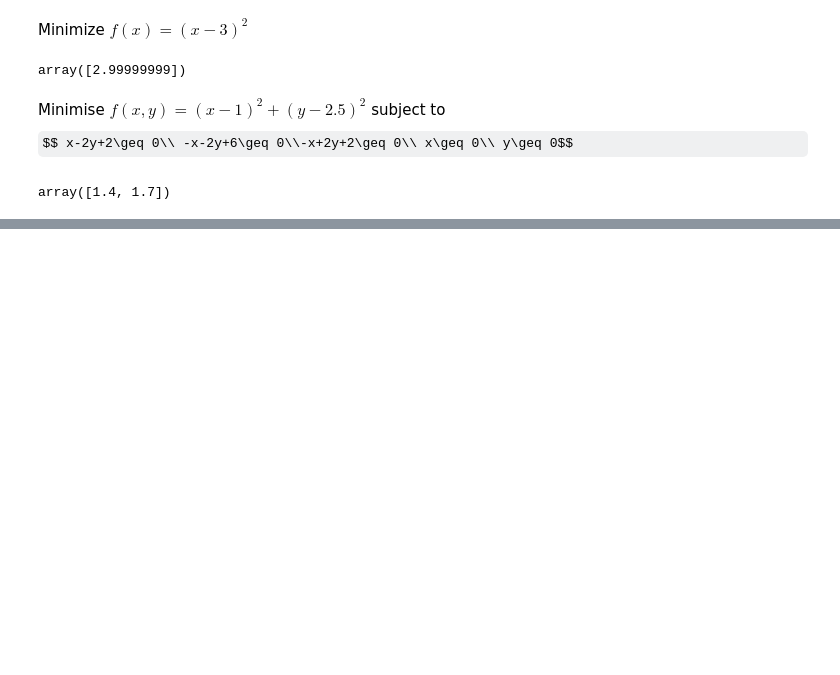
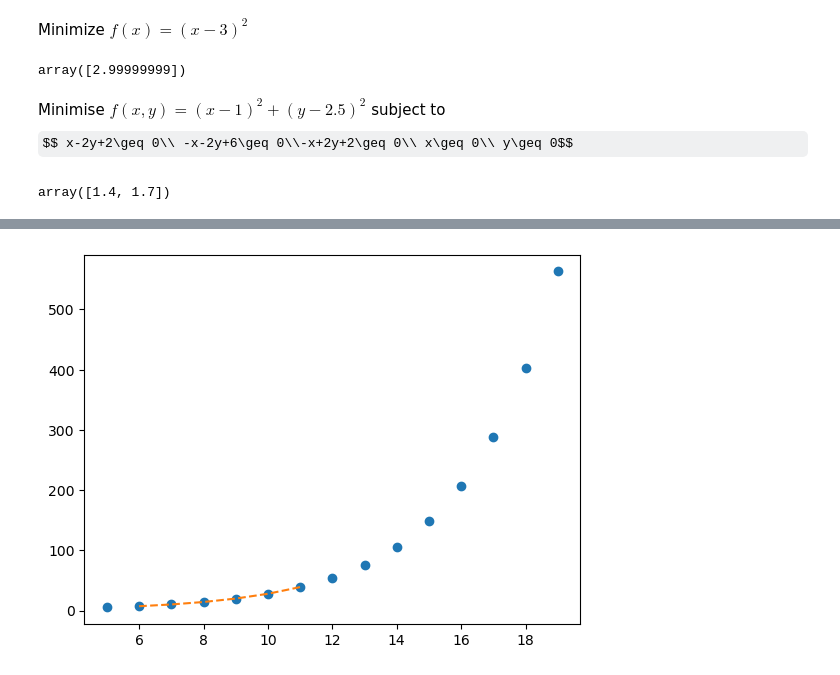
Before and after one commit to Mafumaful/python_project, a Jupyter notebook: scipy/002_function.ipynb, the cells around one changed output, grey strips where cells are left out. Saved outputs shown, nothing was run; the diff lists cells and outputs as text; code cells hidden in the pictures; some formulas as TeX source; blank space fills up the shorter version.

```diff
--- a/scipy/002_function.ipynb
+++ b/scipy/002_function.ipynb
@@ -61,0 +229,10 @@ array([1.4, 1.7])
+# %%
+x = np.arange(5, 20)
+y = np.exp(x/3.0)
+f = interpolate.interp1d(x, y)
+x1 = np.arange(6, 12)
+y1 = f(x1)
+plt.plot(x, y, 'o', x1, y1, '--')
+plt.show()
+# %% [output]
+[figure, added]
```
Also changed, not shown: parts of 16 cells of this notebook, 1 other file.
